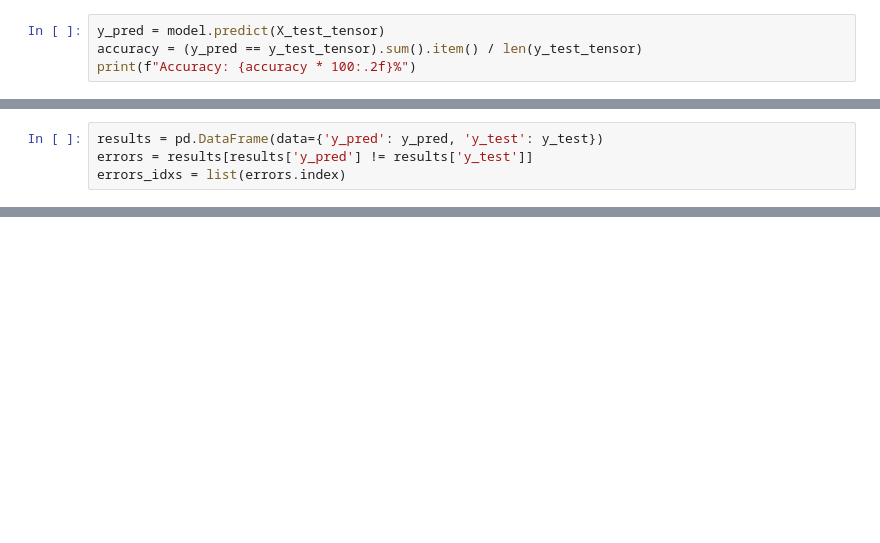
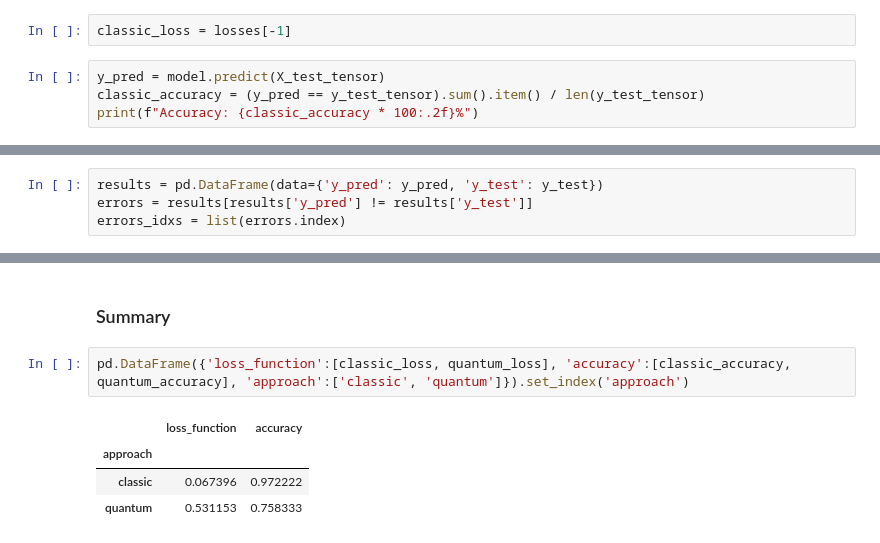
Before and after one commit to pawel-kowal/Quantum_ML, a Jupyter notebook: ML_vs_QML.ipynb, the cells around one changed output, grey strips where cells are left out. Drawn from its saved outputs; the diff is of its cells as text; blank space fills up the shorter version.

```diff
--- a/ML_vs_QML.ipynb
+++ b/ML_vs_QML.ipynb
@@ -121,9 +120,11 @@ def train(X, Y, model, optimiser, epochs, lossfn, callback=None):
 train(X_train_tensor, y_train_tensor, model, optimiser, epochs=200, lossfn=criterion, callback=callback)
 # %% [output]
 [figure]
+# %%
+classic_loss = losses[-1]
 # %%
 y_pred = model.predict(X_test_tensor)
-accuracy = (y_pred == y_test_tensor).sum().item() / len(y_test_tensor)
-print(f"Accuracy: {accuracy * 100:.2f}%")
+classic_accuracy = (y_pred == y_test_tensor).sum().item() / len(y_test_tensor)
+print(f"Accuracy: {classic_accuracy * 100:.2f}%")
 # %% [output]
 Accuracy: 97.22%
@@ -329,0 +322,9 @@ Text(0.5, 1.0, 'True 8 Prediction: 1')
+# %% [markdown]
+### Summary
+# %%
+pd.DataFrame({'loss_function':[classic_loss, quantum_loss], 'accuracy':[classic_accuracy, quantum_accuracy], 'approach':['classic', 'quantum']}).set_index('approach')
+# %% [output]
+|  | loss_function | accuracy |
+| approach |  |  |
+| classic | 0.067396 | 0.972222 |
+| quantum | 0.531153 | 0.758333 |
```
Also changed, not shown: parts of 12 cells of this notebook.
